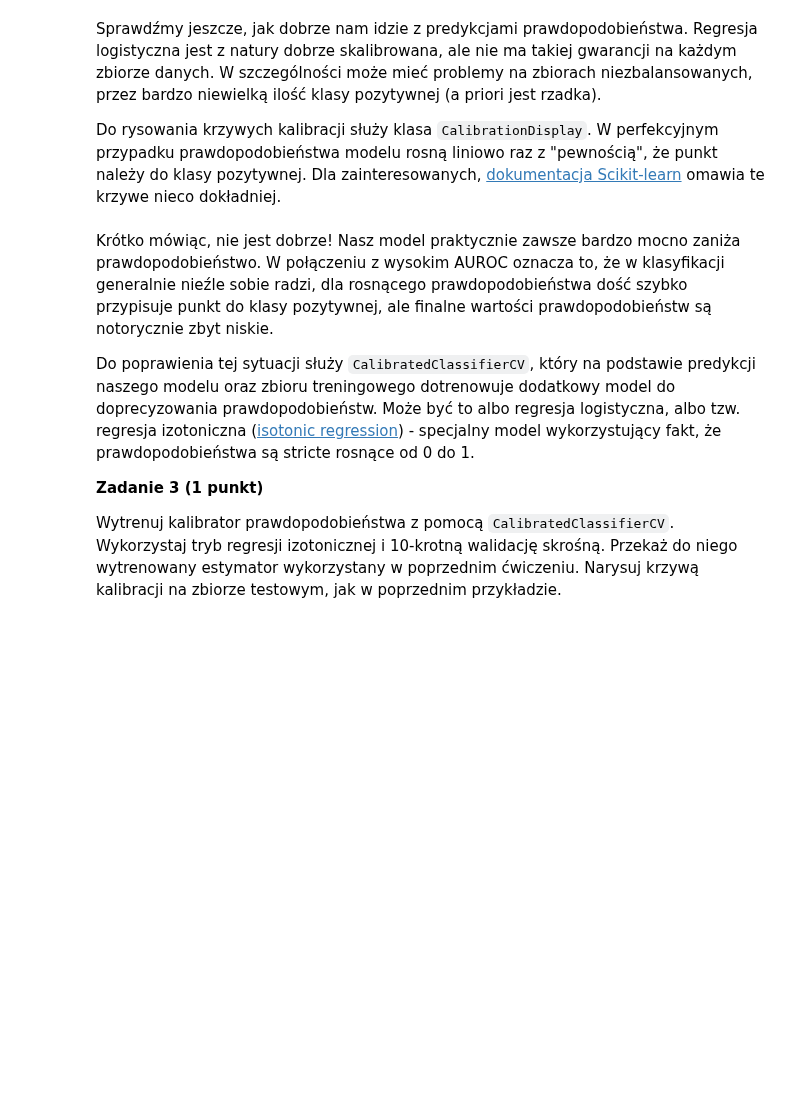
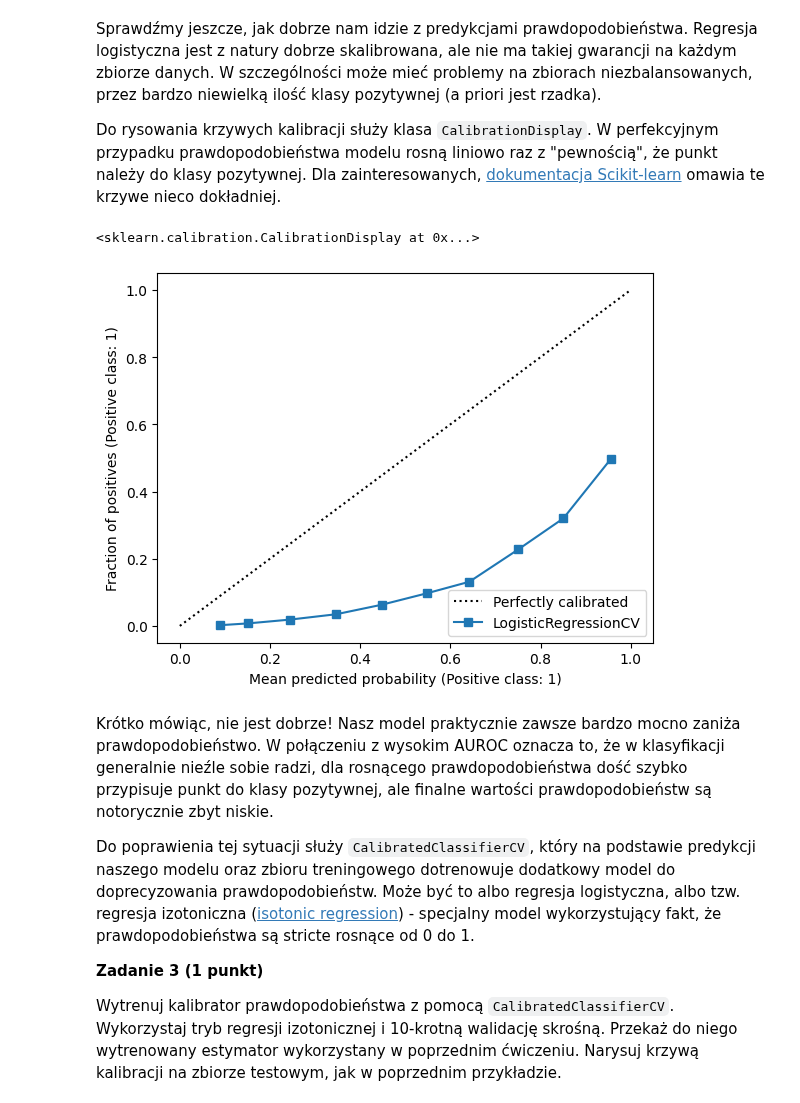
Before and after one commit to mpodmokly/podstawy-uczenia-maszynowego-24-25, a Jupyter notebook: lab4/notebook.ipynb, the cells around one changed output. Cells and saved outputs as stored; diff of their text form; code cells hidden in the pictures; blank space fills up the shorter version.

Commit message:
tuned logistic regression

```diff
--- a/lab4/notebook.ipynb
+++ b/lab4/notebook.ipynb
@@ -211,0 +210,12 @@ Teraz mamy faktycznie czysty zbiór danych i wytrenowane pierwsze modele. Warto
+# %%
+from sklearn.linear_model import LogisticRegressionCV
+
+
+reg_log_cv = LogisticRegressionCV(
+    Cs=100,
+    scoring="roc_auc",
+    class_weight="balanced",
+    random_state=0,
+    n_jobs=-1
+)
+reg_log_cv.fit(X_train_transform, y_train_transform)
@@ -216,9 +258,12 @@ Do rysowania krzywych kalibracji służy klasa `CalibrationDisplay`. W perfekcyj
 # %%
 from sklearn.calibration import CalibrationDisplay
 
-clf = clf  # put model variable from last exercise here
+clf = reg_log_cv  # put model variable from last exercise here
 
-CalibrationDisplay.from_estimator(clf, X_test_scaled, y_test_out_trimmed, n_bins=10)
+CalibrationDisplay.from_estimator(clf, X_test_transform, y_test_transform, n_bins=10)
+# %% [output]
+<sklearn.calibration.CalibrationDisplay at 0x...>
+[figure, added]
 # %% [markdown]
 Krótko mówiąc, nie jest dobrze! Nasz model praktycznie zawsze bardzo mocno zaniża prawdopodobieństwo. W połączeniu z wysokim AUROC oznacza to, że w klasyfikacji generalnie nieźle sobie radzi, dla rosnącego prawdopodobieństwa dość szybko przypisuje punkt do klasy pozytywnej, ale finalne wartości prawdopodobieństw są notorycznie zbyt niskie.
 
```
Also changed, not shown: parts of 6 cells of this notebook.
